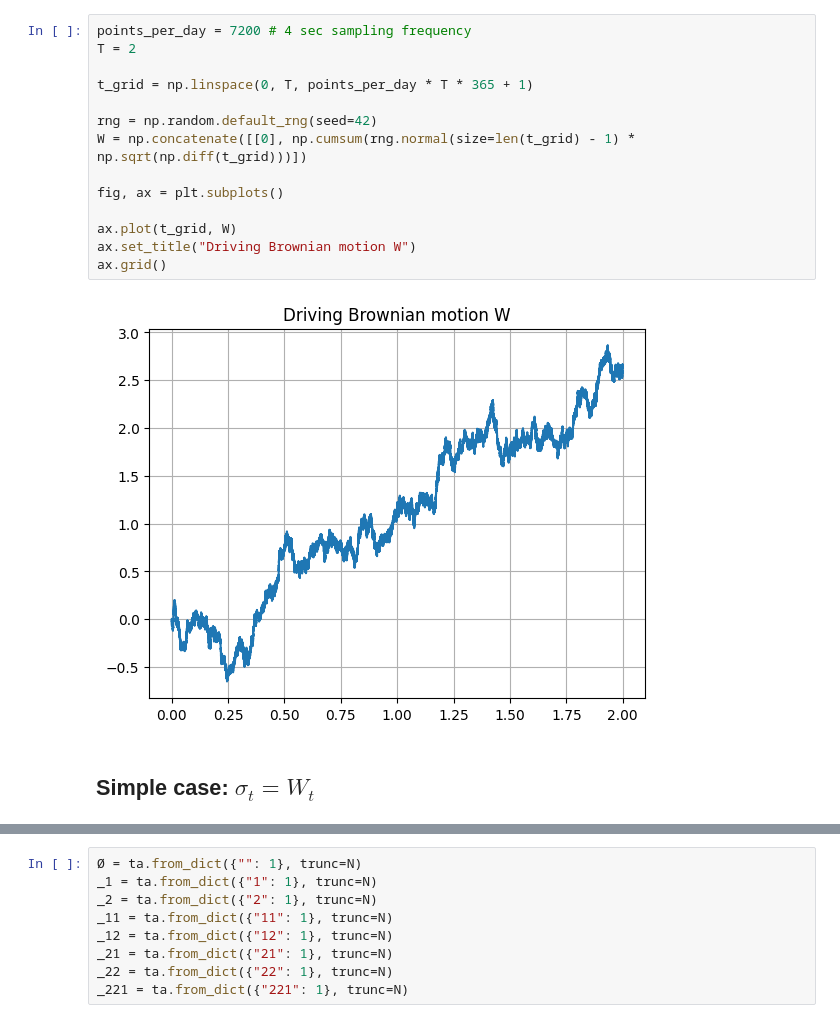
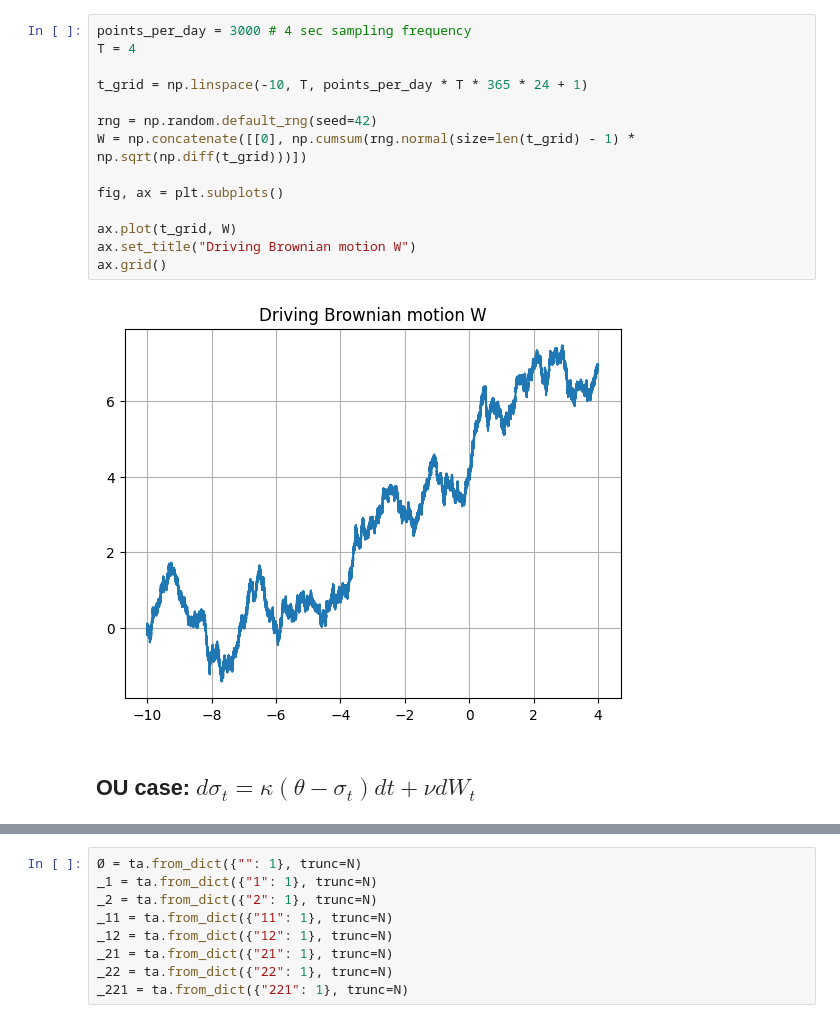
Before and after one commit to MrG1raffe/signature, a Jupyter notebook: notebooks/SignaturePDV.ipynb, the cells around one changed output, grey strips where cells are left out. Cells and saved outputs as stored; diff of their text form.

```diff
--- a/notebooks/SignaturePDV.ipynb
+++ b/notebooks/SignaturePDV.ipynb
@@ -22,19 +24,19 @@ Wall time: 2min 56s
 # %%
-points_per_day = 7200 # 4 sec sampling frequency
-T = 2
+points_per_day = 3000 # 4 sec sampling frequency
+T = 4
 
-t_grid = np.linspace(0, T, points_per_day * T * 365 + 1)
+t_grid = np.linspace(-10, T, points_per_day * T * 365 * 24 + 1)
 
 rng = np.random.default_rng(seed=42)
 W = np.concatenate([[0], np.cumsum(rng.normal(size=len(t_grid) - 1) * np.sqrt(np.diff(t_grid)))])
 
 fig, ax = plt.subplots()
 
 ax.plot(t_grid, W)
 ax.set_title("Driving Brownian motion W")
 ax.grid()
 # %% [output]
-[figure, old version]
+[figure, new version]
-# %% [markdown]
-## Simple case: $\sigma_t = W_t$
+# %% [markdown]
+## OU case: $d\sigma_t = \kappa (\theta - \sigma_t) dt + \nu dW_t$
 # %%
```
Also changed, not shown: parts of 45 cells of this notebook, 9 other files.
